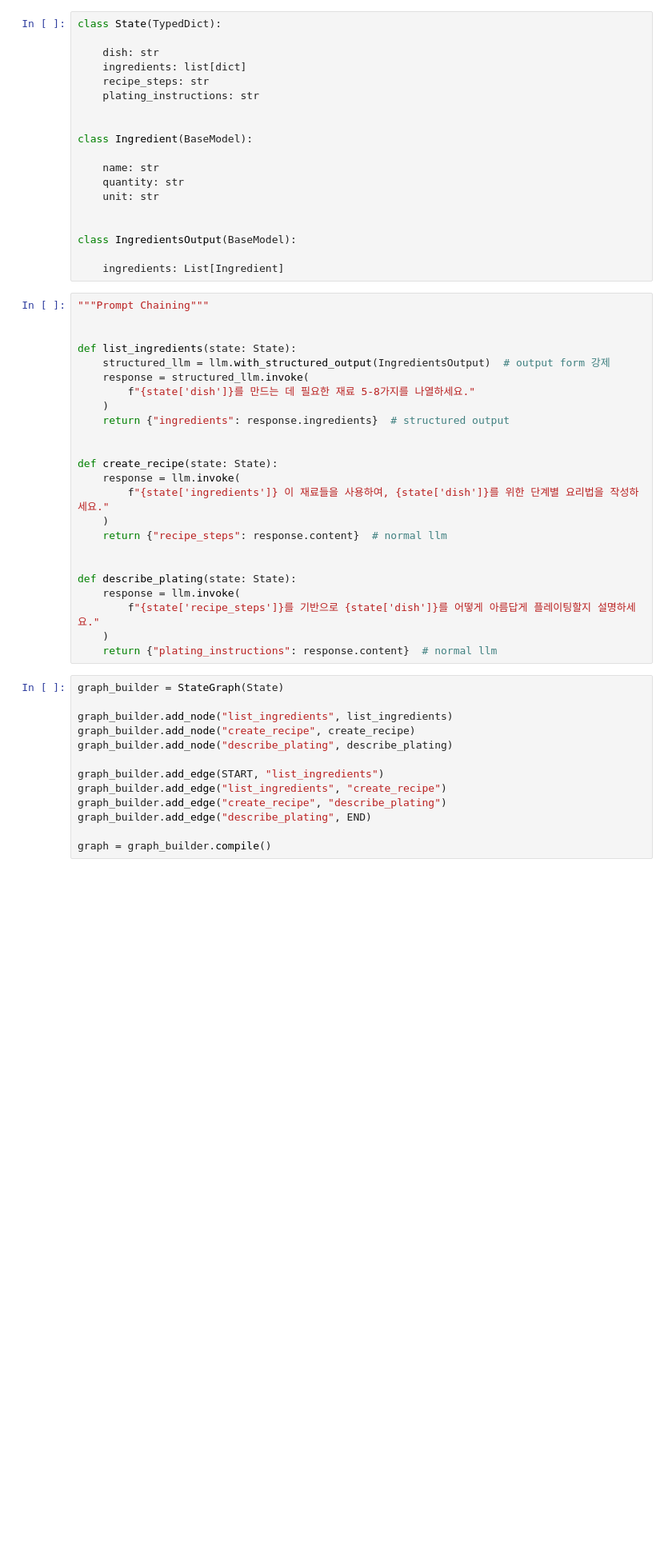
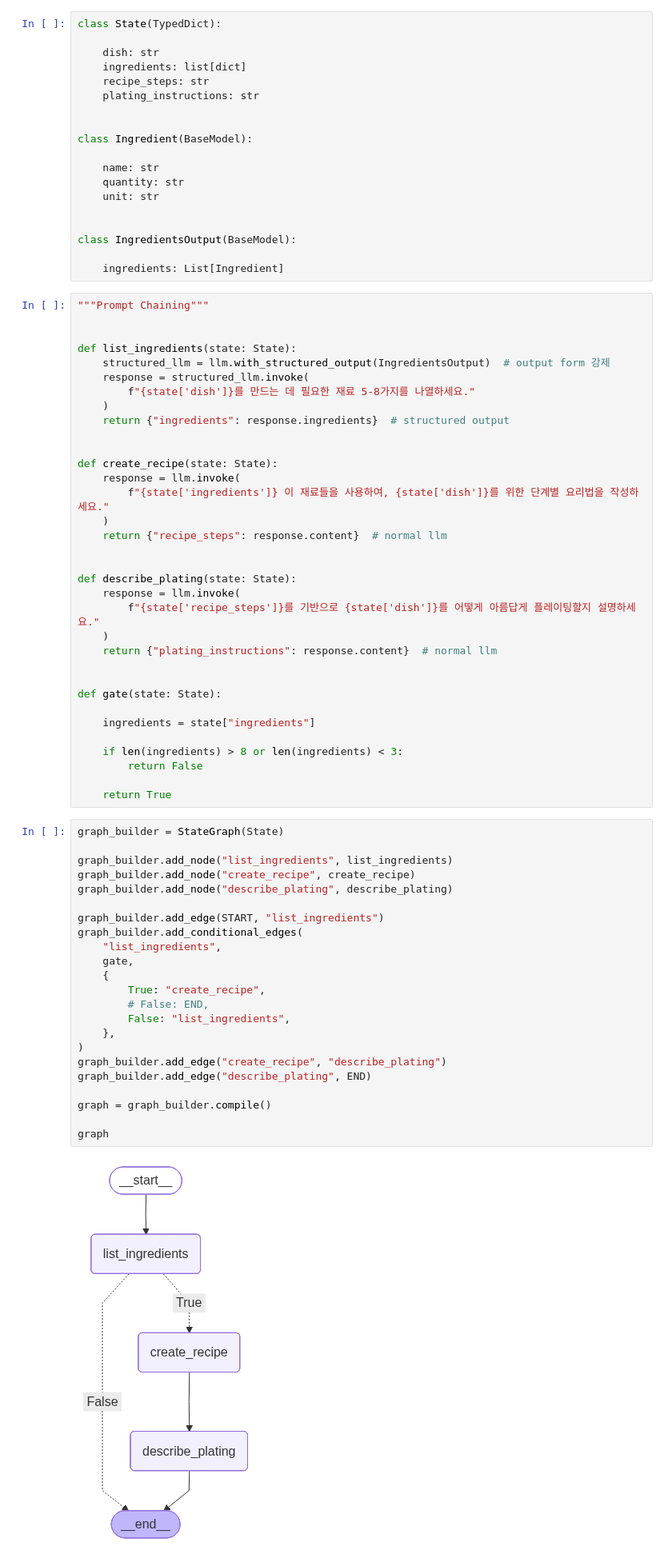
Before and after one commit to wozlsla/ai-agents, a Jupyter notebook: workflow-architectures/main.ipynb, the cells around one changed output. Shown at 80% size. Drawn from its saved outputs; the diff is of its cells as text; blank space fills up the shorter version.

Commit message:
feat(workflow-architectures): 16.2 prompt chaining gate

```diff
--- a/workflow-architectures/main.ipynb
+++ b/workflow-architectures/main.ipynb
@@ -50,16 +49,38 @@ def describe_plating(state: State):
         f"{state['recipe_steps']}를 기반으로 {state['dish']}를 어떻게 아름답게 플레이팅할지 설명하세요."
     )
     return {"plating_instructions": response.content}  # normal llm
+
+
+def gate(state: State):
+
+    ingredients = state["ingredients"]
+
+    if len(ingredients) > 8 or len(ingredients) < 3:
+        return False
+
+    return True
 # %%
 graph_builder = StateGraph(State)
 
 graph_builder.add_node("list_ingredients", list_ingredients)
 graph_builder.add_node("create_recipe", create_recipe)
 graph_builder.add_node("describe_plating", describe_plating)
 
 graph_builder.add_edge(START, "list_ingredients")
-graph_builder.add_edge("list_ingredients", "create_recipe")
+graph_builder.add_conditional_edges(
+    "list_ingredients",
+    gate,
+    {
+        True: "create_recipe",
+        # False: END,
+        False: "list_ingredients",
+    },
+)
 graph_builder.add_edge("create_recipe", "describe_plating")
 graph_builder.add_edge("describe_plating", END)
 
 graph = graph_builder.compile()
+
+graph
+# %% [output]
+[figure, added]
```
Also changed, not shown: parts of 5 cells of this notebook, 1 other file.
